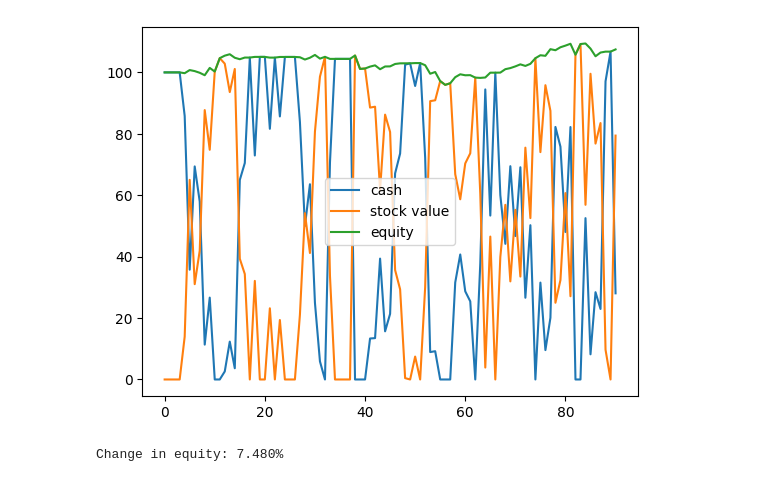
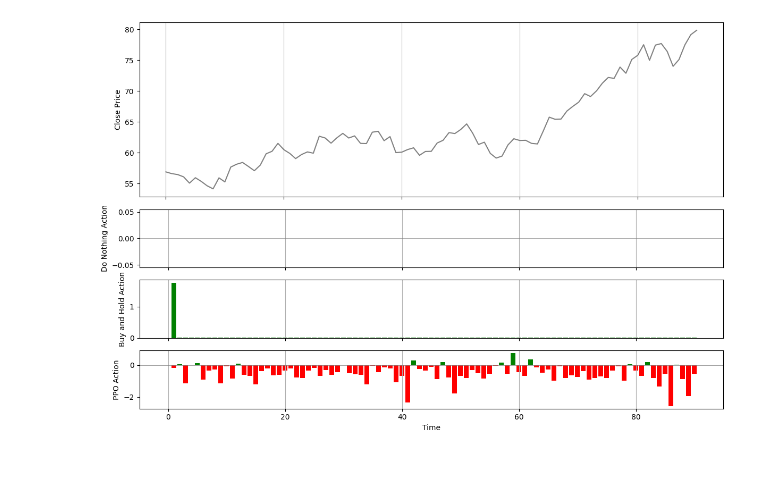
Before and after one commit to dabslee/Trading, a Jupyter notebook: ML_strategy/strategy_display.ipynb, the cells around one changed output. Cells and saved outputs as stored; diff of their text form; code cells hidden in the pictures.

Commit message:
Modularized strategy testing

```diff
--- a/ML_strategy/strategy_display.ipynb
+++ b/ML_strategy/strategy_display.ipynb
@@ -71,12 +0,0 @@ truncated: False
-# %%
-timeline = np.arange(len(close))
-
-for i in timeline:
-    segment_x = [i, i]
-    segment_y = [close[i], close[i] + annotations[i]]
-    if annotations[i] > 0: plt.plot(segment_x, segment_y, color="green")
-    elif annotations[i] < 0: plt.plot(segment_x, segment_y, color="red")
-plt.plot(timeline, close, color="gray", label="close")
-
-plt.legend()
-plt.show()
@@ -85,12 +0,0 @@ plt.show()
-# %%
-plt.plot(np.arange(len(close)), cash, label="cash")
-plt.plot(np.arange(len(close)), np.array(long) * np.array(close), label="stock value")
-plt.plot(np.arange(len(close)), equity, label="equity")
-plt.legend()
-plt.show()
-# %% [output]
-[figure, removed]
-# %%
-print("Change in equity: %.3f%%" % ((equity[-1]/equity[0]-1)*100))
-# %% [output]
-Change in equity: 7.480%
@@ -96,0 +58,31 @@ Change in equity: 7.480%
+# %%
+timeline = np.arange(episode_length+1)
+strategy_names = list(strategy_list.keys())
+strategy_count = len(strategy_names)
+
+height_ratios = np.ones(strategy_count+1)
+height_ratios[0] = 3
+fig, axs = plt.subplots(nrows=strategy_count+1, ncols=1, gridspec_kw={"height_ratios": height_ratios})
+fig.set_size_inches((12,2+np.sum(height_ratios)))
+
+axs[0].plot(timeline, result_dfs["PPO"]["close"], color="gray", label="close")
+axs[0].set_ylabel("Close Price")
+axs[0].grid(True, which="both", axis="x")
+axs[0].set_xticklabels([])
+
+for i in range(strategy_count):
+    strategy_name = strategy_names[i]
+    axs[i+1].axhline(0, color="gray", linewidth=0.5)
+    axs[i+1].bar(timeline,
+               result_dfs[strategy_name]["annotations"],
+               color=["g" if i>0 else "r" for i in result_dfs[strategy_name]["annotations"]],
+               label="action")
+    axs[i+1].set_ylabel(f"{strategy_name} Action")
+    axs[i+1].grid(True, which="both", axis="x")
+    if i != strategy_count-1: axs[i+1].set_xticklabels([])
+
+axs[-1].set_xlabel("Time")
+fig.tight_layout()
+plt.show()
+# %% [output]
+[figure, added]
```
Also changed, not shown: parts of 8 cells of this notebook, 4 other files.
